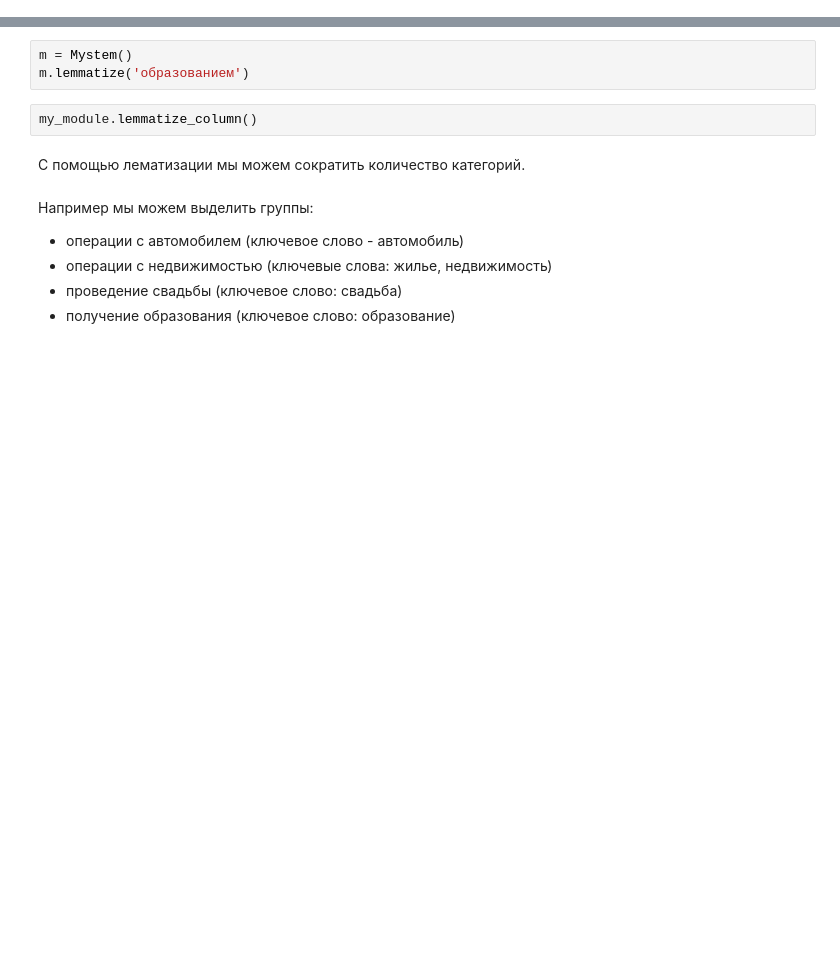
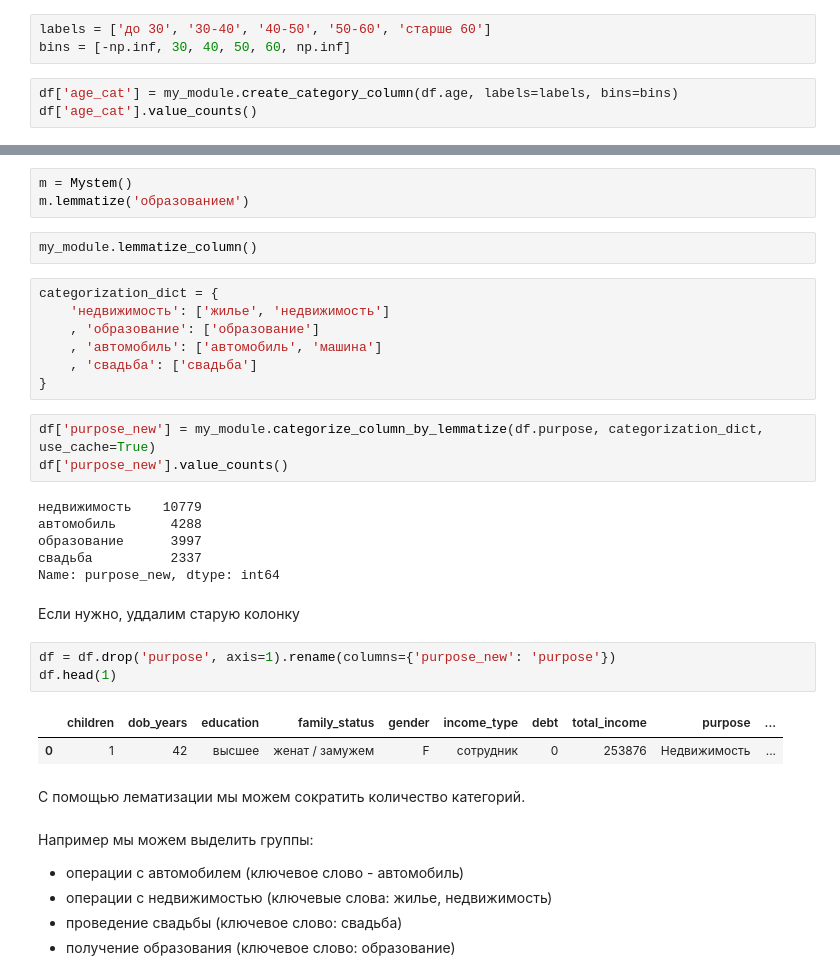
Before and after one commit to PAGriAnalytics/pagri_hard_skills, a Jupyter notebook: report_framework.ipynb, the cells around one changed output, grey strips where cells are left out. Saved outputs shown, nothing was run; the diff lists cells and outputs as text; blank space fills up the shorter version.

```diff
--- a/report_framework.ipynb
+++ b/report_framework.ipynb
@@ -748,0 +801,6 @@ my_module.create_category_column()
+# %%
+labels = ['до 30', '30-40', '40-50', '50-60', 'старше 60']
+bins = [-np.inf, 30, 40, 50, 60, np.inf]
+# %%
+df['age_cat'] = my_module.create_category_column(df.age, labels=labels, bins=bins)
+df['age_cat'].value_counts()
@@ -762,6 +827,30 @@ m = Mystem()
 m.lemmatize('образованием')
 # %%
 my_module.lemmatize_column()
+# %%
+categorization_dict = {
+    'недвижимость': ['жилье', 'недвижимость']
+    , 'образование': ['образование']
+    , 'автомобиль': ['автомобиль', 'машина']
+    , 'свадьба': ['свадьба']
+}
+# %%
+df['purpose_new'] = my_module.categorize_column_by_lemmatize(df.purpose, categorization_dict, use_cache=True)
+df['purpose_new'].value_counts()
+# %% [output]
+недвижимость    10779
+автомобиль       4288
+образование      3997
+свадьба          2337
+Name: purpose_new, dtype: int64
+# %% [markdown]
+Если нужно, уддалим старую колонку
+# %%
+df = df.drop('purpose', axis=1).rename(columns={'purpose_new': 'purpose'})
+df.head(1)
+# %% [output]
+|  | children | dob_years | education | family_status | gender | income_type | debt | total_income | purpose | ... |
+| 0 | 1 | 42 | высшее | женат / замужем | F | сотрудник | 0 | 253876 | Недвижимость | ... |
 # %% [markdown]
 С помощью лематизации мы можем сократить количество категорий.
 # %% [markdown]
```
Also changed, not shown: parts of 28 cells of this notebook.
